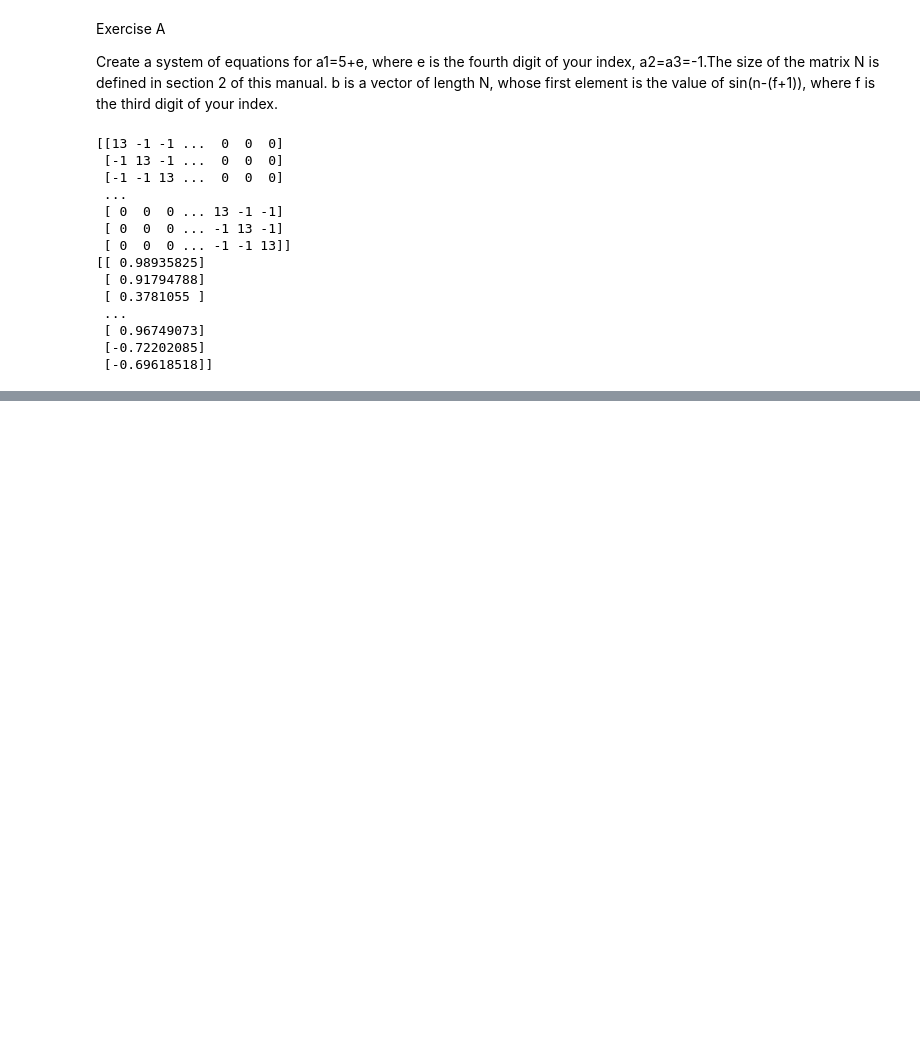
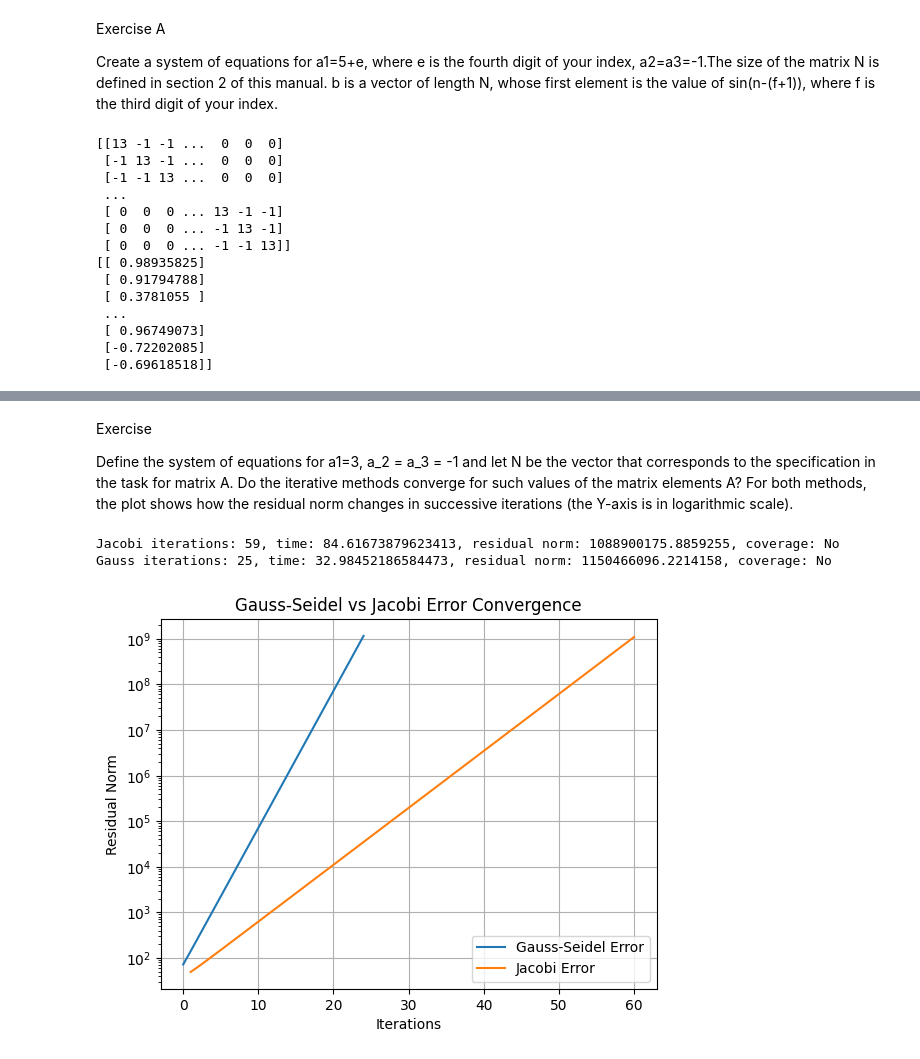
Before and after one commit to JakubBot/linear_equations, a Jupyter notebook: src/main.ipynb, the cells around one changed output, grey strips where cells are left out. Saved outputs shown, nothing was run; the diff lists cells and outputs as text; code cells hidden in the pictures; blank space fills up the shorter version.

```diff
--- a/src/main.ipynb
+++ b/src/main.ipynb
@@ -95,0 +86,27 @@ Time: 22.095109939575195
+# %% [markdown]
+Exercise
+
+Define the system of equations for a1=3,  a_2 = a_3 = -1 and let  N be the vector that corresponds to the specification in the task for matrix A. Do the iterative methods converge for such values of the matrix elements A? For both methods, the plot shows how the residual norm changes in successive iterations (the Y-axis is in logarithmic scale).
+# %%
+# change A matrix parameters
+A = create_band_matrix(3,-1,-1, N)
+
+
+jacobi:OutputSolution = solve_jacobi(A, b)
+print(f"Jacobi iterations: {jacobi.iterations}, time: {jacobi.time}, residual norm: {jacobi.errors[-1]}, coverage: {'Yes' if jacobi.does_converge else 'No'}")
+
+gauss:OutputSolution = solve_gauss_seidel(A, b)
+print(f"Gauss iterations: {gauss.iterations}, time: {gauss.time}, residual norm: {gauss.errors[-1]}, coverage: {'Yes' if gauss.does_converge else 'No'}")
+
+config = Config(
+  x_label="Iterations",
+  y_label="Residual Norm",
+  title="Gauss-Seidel vs Jacobi Error Convergence",
+  path=f"{OUTPUT_DOCS_PATH}/error_covergence_alternative.png",
+  plot= [[gauss.errors,"Gauss-Seidel Error"], [jacobi.errors,"Jacobi Error"]],
+)
+create_graph(config)
+# %% [output]
+Jacobi iterations: 59, time: 84.61673879623413, residual norm: 1088900175.8859255, coverage: No
+Gauss iterations: 25, time: 32.98452186584473, residual norm: 1150466096.2214158, coverage: No
+[figure, added]
```
Also changed, not shown: parts of 3 cells of this notebook, 5 other files.
